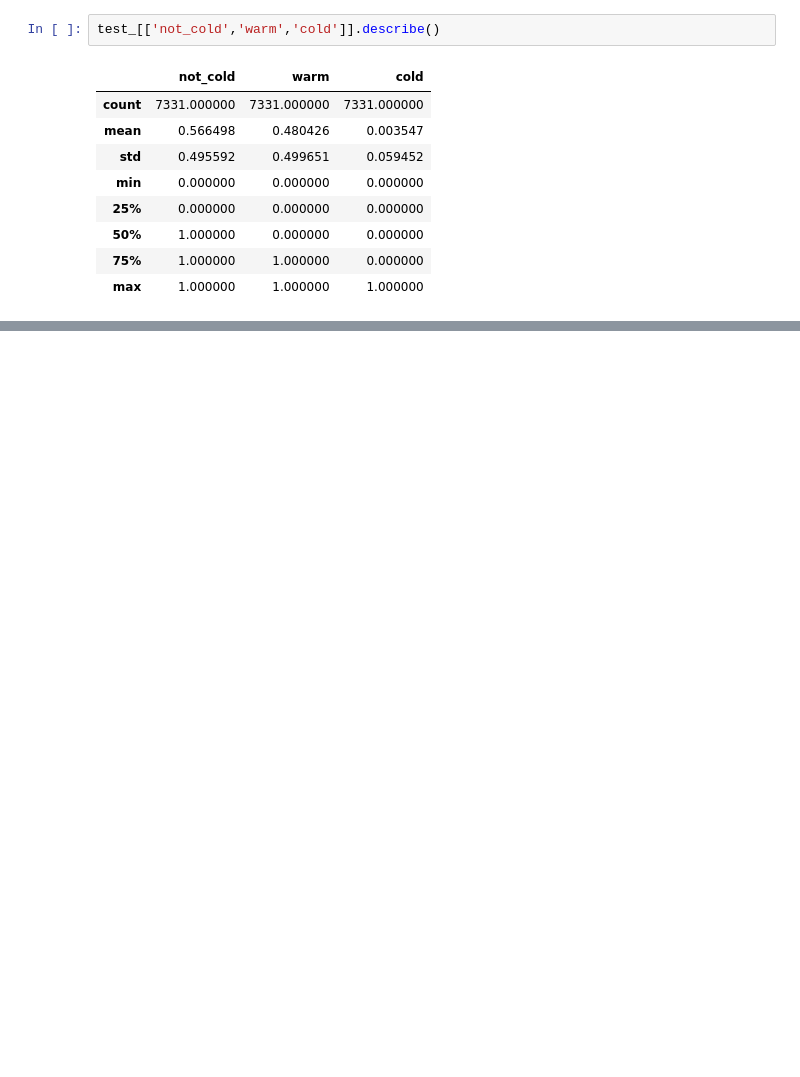
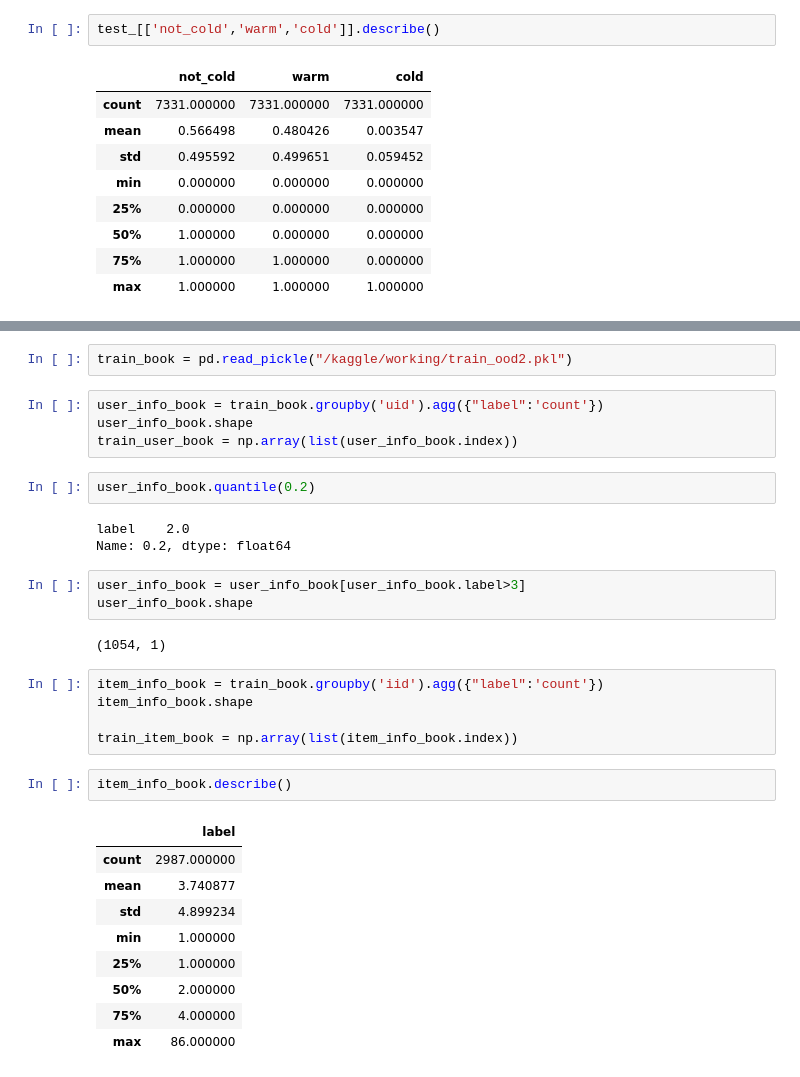
Before and after one commit to kechenkristin/RecLLM, a Jupyter notebook: movie-lens-dp.ipynb, the cells around one changed output, grey strips where cells are left out. Drawn from its saved outputs; the diff is of its cells as text; blank space fills up the shorter version.

```diff
--- a/movie-lens-dp.ipynb
+++ b/movie-lens-dp.ipynb
@@ -355,0 +483,33 @@ print(f"Files saved to {save_path}")
+# %%
+train_book = pd.read_pickle("/kaggle/working/train_ood2.pkl")
+# %%
+user_info_book = train_book.groupby('uid').agg({"label":'count'})
+user_info_book.shape
+train_user_book = np.array(list(user_info_book.index))
+# %%
+user_info_book.quantile(0.2)
+# %% [output]
+label    2.0
+Name: 0.2, dtype: float64
+# %%
+user_info_book = user_info_book[user_info_book.label>3]
+user_info_book.shape
+# %% [output]
+(1054, 1)
+# %%
+item_info_book = train_book.groupby('iid').agg({"label":'count'})
+item_info_book.shape
+
+train_item_book = np.array(list(item_info_book.index))
+# %%
+item_info_book.describe()
+# %% [output]
+|  | label |
+| count | 2987.000000 |
+| mean | 3.740877 |
+| std | 4.899234 |
+| min | 1.000000 |
+| 25% | 1.000000 |
+| 50% | 2.000000 |
+| 75% | 4.000000 |
+| max | 86.000000 |
```
Also changed, not shown: parts of 29 cells of this notebook.
